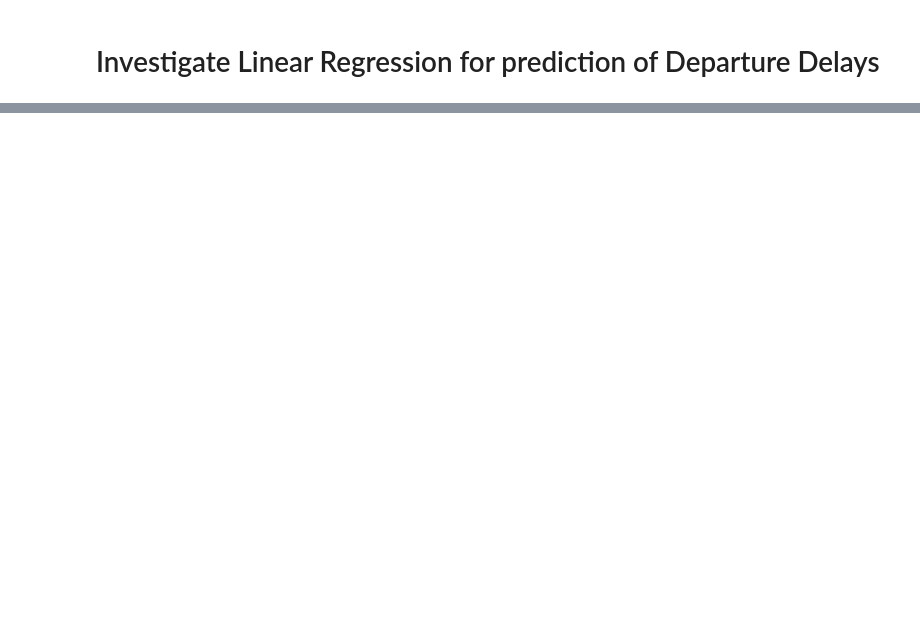
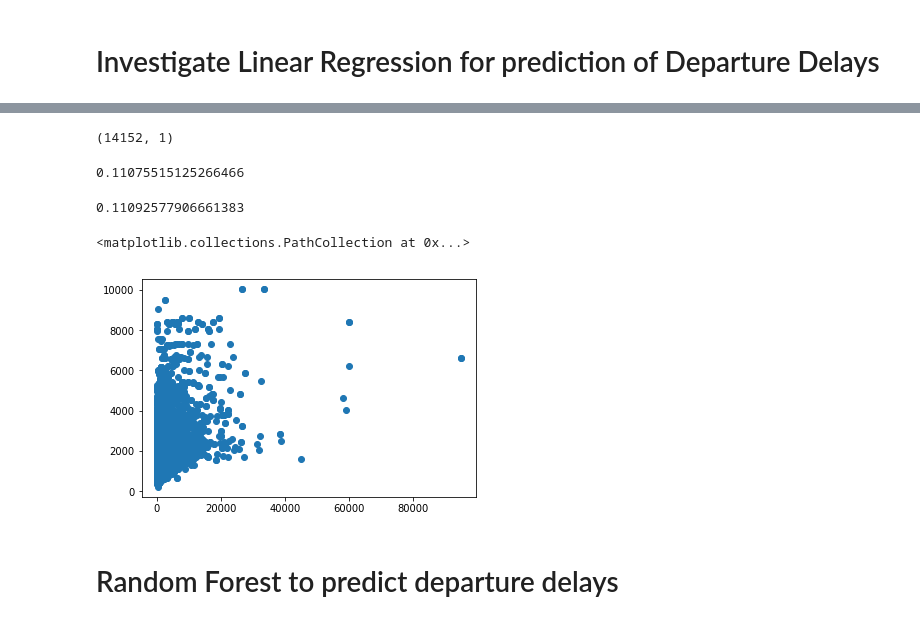
Before and after one commit to dermot-cochran/Interview_data, a Jupyter notebook: Case Study.ipynb, the cells around one changed output, grey strips where cells are left out. Saved outputs shown, nothing was run; the diff lists cells and outputs as text; code cells hidden in the pictures; blank space fills up the shorter version.

Commit message:
Added predictions for cancellations and arrival delays
Results are dissappointing so far ...

```diff
--- a/Case Study.ipynb
+++ b/Case Study.ipynb
@@ -1006,0 +1024,12 @@ Summary so far: we have founds lots of _weakly_ correlated features; the only st
+# %%
+train_features = train_set[['departure_backlog','departure_backlog_today','departure_windspeed',
+                                          'departure_visibility','departure_windspeed','departure_temperature',
+                                         'departure_pressure','departure_dewpoint','departure_clouds',
+                                         'cancellations_today','previous_cancellations']]
+
+test_features = test_set[['departure_backlog','departure_backlog_today','departure_windspeed',
+                                          'departure_visibility','departure_windspeed','departure_temperature',
+                                         'departure_pressure','departure_dewpoint','departure_clouds',
+                                         'cancellations_today','previous_cancellations']]
+
+train_features.head()
@@ -1006,0 +1043,4 @@ Summary so far: we have founds lots of _weakly_ correlated features; the only st
+# %%
+linreg = LinearRegression().fit(train_features, train_labels_departure_delay)
+# %%
+predicted_delay = linreg.predict(test_features)
@@ -1006,0 +1061,4 @@ Summary so far: we have founds lots of _weakly_ correlated features; the only st
+# %%
+actual_delay = np.array(test_labels_departure_delay)
+
+print (actual_delay)
@@ -1006,0 +1073,19 @@ Summary so far: we have founds lots of _weakly_ correlated features; the only st
+# %%
+actual_delay.shape
+# %% [output]
+(14152, 1)
+# %%
+print (r2_score (actual_delay, predicted_delay))
+# %% [output]
+0.11075515125266466
+# %%
+print (explained_variance_score (actual_delay, predicted_delay))
+# %% [output]
+0.11092577906661383
+# %%
+plt.scatter(actual_delay,predicted_delay)
+# %% [output]
+<matplotlib.collections.PathCollection at 0x...>
+[figure, added]
+# %% [markdown]
+# Random Forest to predict departure delays
```
Also changed, not shown: parts of 53 cells of this notebook.
